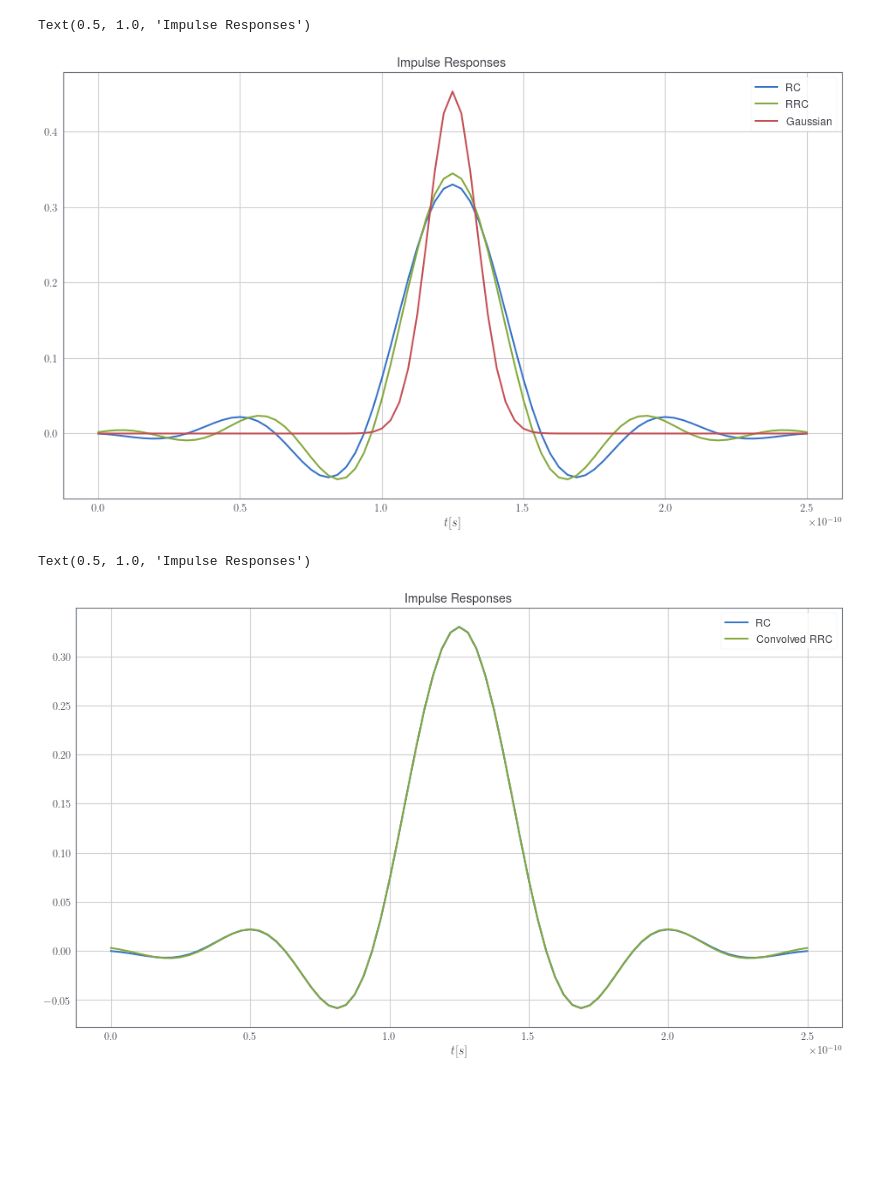
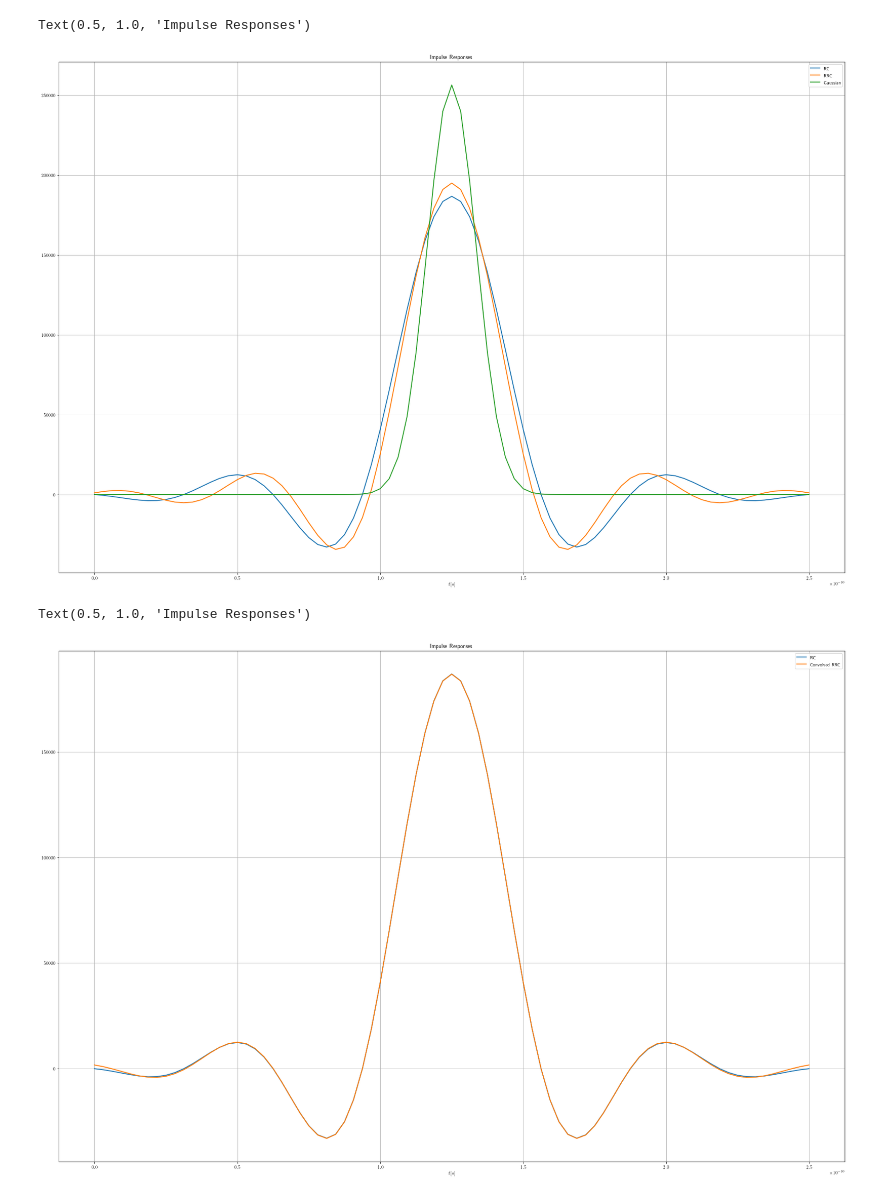
Before and after one commit to domrim/bachelorarbeit-code, a Jupyter notebook: jupyter-notebooks/tests.ipynb, the cells around one changed output. Cells and saved outputs as stored; diff of their text form; code cells hidden in the pictures; blank space fills up the shorter version.

Commit message:
[FIX] send power for signal generation
global figsize
Fixed power amplification

```diff
--- a/jupyter-notebooks/tests.ipynb
+++ b/jupyter-notebooks/tests.ipynb
@@ -8,35 +8,36 @@ import matplotlib.pyplot as plt
 %matplotlib inline
 # plotting options
 font = {'size': 12}
+figure_size = (30, 20)
 plt.rc('font', **font)
 plt.rc('text', usetex=True)
 # %%
 # parameters of the filters
 f_symbol = 32e9  # symbol rate (Baud) (Symbols per second)
-n_up = 10 # samples per symbol (>1 => oversampling)
+n_up = 10  # samples per symbol (>1 => oversampling)
 
 r_rc = .33
 r_rrc = .33
 
 syms_per_filt = 4  # symbols per filter (plus minus in both directions)
 
 t_sample_rc, rc = get_rc_ir(syms_per_filt, r_rc, f_symbol, n_up)
 t_sample_rrc, rrc = get_rrc_ir(syms_per_filt, r_rrc, f_symbol, n_up)
-t_sample_gaussian, gaussian = get_gaussian_ir(syms_per_filt, f_symbol, n_up)
+t_sample_gaussian, gaussian = get_gaussian_ir(syms_per_filt, 0.99, f_symbol, n_up)
 
-fig1 = plt.figure(figsize=(16, 9))
+fig1 = plt.figure(figsize=figure_size)
 sbplt11 = fig1.add_subplot(111)
 rc_plt, = sbplt11.plot(np.arange(rc.size)*t_sample_rc, rc, linewidth=2.0, label='RC')
 rrc_plt, = sbplt11.plot(np.arange(rrc.size)*t_sample_rrc, rrc, linewidth=2.0, label='RRC')
 gauss_plt, = sbplt11.plot(np.arange(gaussian.size)*t_sample_gaussian, gaussian, linewidth=2.0, label='Gaussian')
 
 sbplt11.grid( True )
 sbplt11.legend( loc='upper right' )
 sbplt11.set_xlabel('$t[s]$')
 sbplt11.set_title( 'Impulse Responses' )
 # %% [output]
 Text(0.5, 1.0, 'Impulse Responses')
-[figure, old version]
+[figure, new version]
 # %%
 # Comparison of convolved rrc with rc
 
@@ -44,9 +45,9 @@ t_rc, rc = get_rc_ir(syms_per_filt, r_rc, f_symbol, n_up)
 t_rrc, rrc = get_rrc_ir(syms_per_filt, r_rrc, f_symbol, n_up)
 
 rrc_convolved = np.convolve(rrc, rrc, mode='same')
-rrc_convolved /= np.linalg.norm(rrc_convolved)
+rrc_convolved /= np.linalg.norm(rrc_convolved) * np.sqrt(t_rrc)
 
-fig2 = plt.figure(figsize=(16, 9))
+fig2 = plt.figure(figsize=figure_size)
 sbplt21 = fig2.add_subplot(111)
 sbplt21.plot(np.arange(rc.size)*t_sample_rc, rc , linewidth=2.0, label='RC')
 sbplt21.plot(np.arange(rrc_convolved.size)*t_sample_rrc, rrc_convolved, linewidth=2.0, label='Convolved RRC')
@@ -57,7 +58,7 @@ sbplt21.set_xlabel('$t[s]$')
 sbplt21.set_title('Impulse Responses')
 # %% [output]
 Text(0.5, 1.0, 'Impulse Responses')
-[figure, old version]
+[figure, new version]
 # %%
 # modulation scheme and constellation points
 M = 2
```
Also changed, not shown: parts of 2 cells of this notebook, 3 other files.
